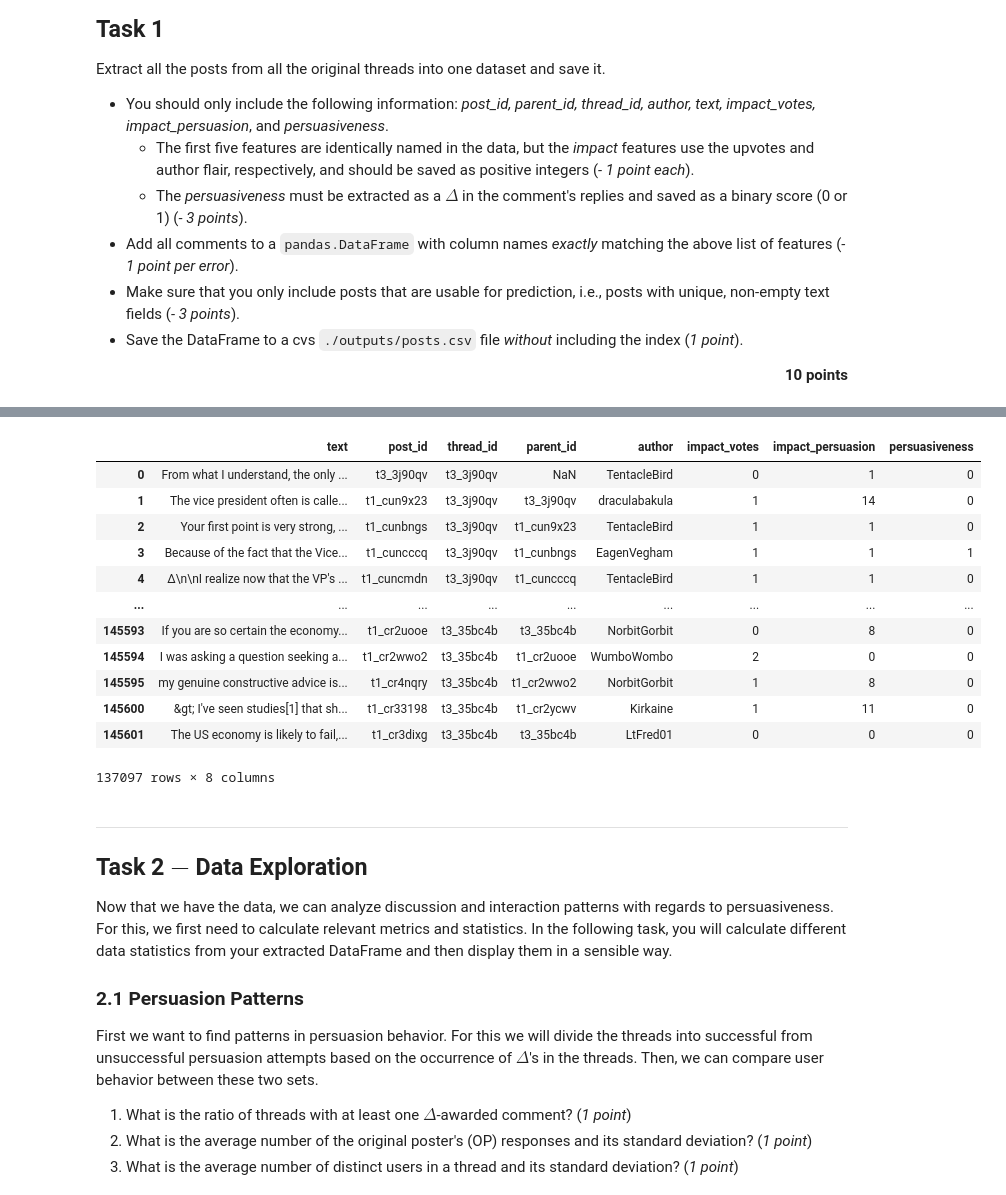
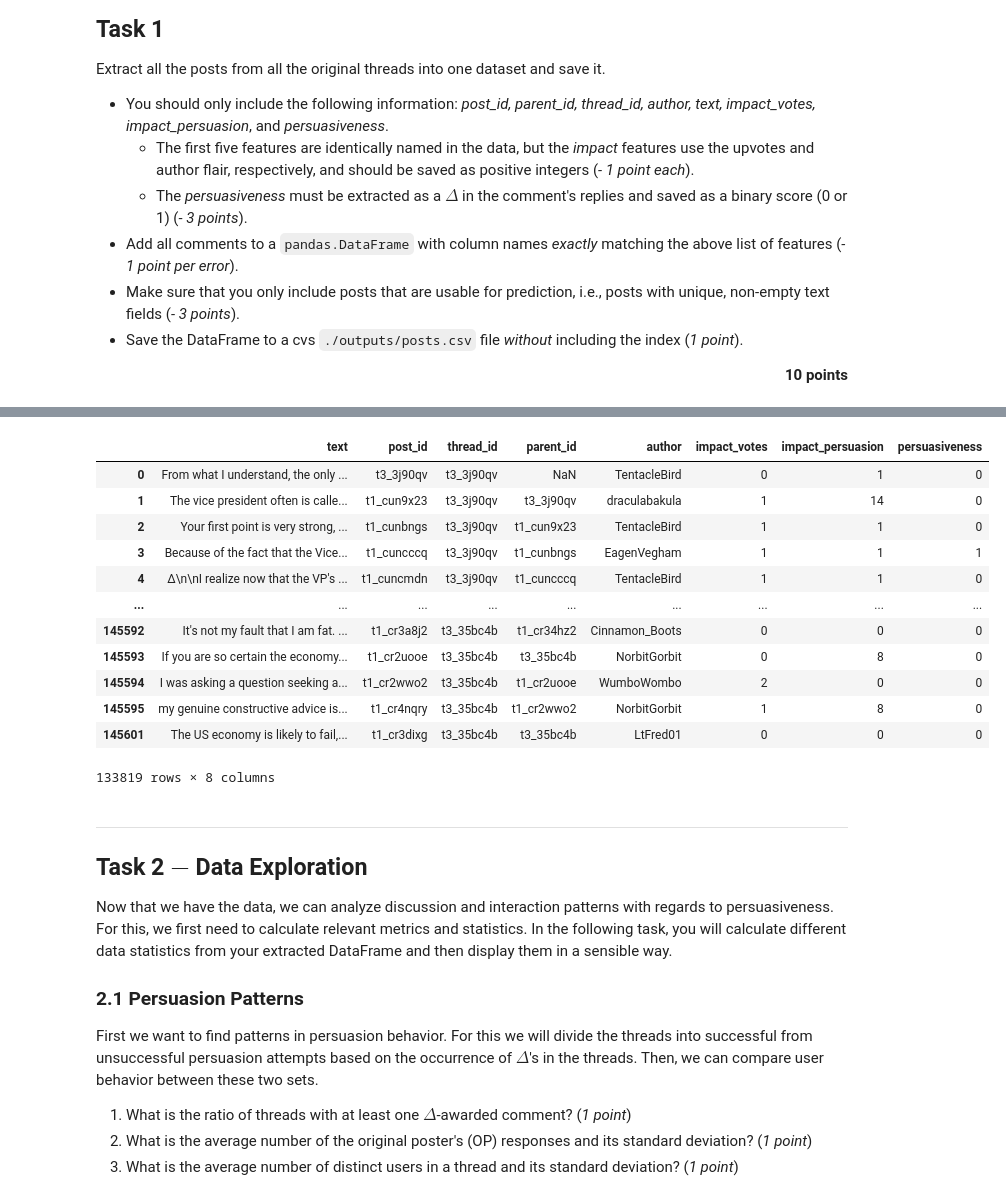
Before and after one commit to Ole-rgb/Lab-Argumentation-Technology, a Jupyter notebook: assignment-2.ipynb, the cells around one changed output, grey strips where cells are left out. Drawn from its saved outputs; the diff is of its cells as text; code cells hidden in the pictures.

```diff
--- a/assignment-2.ipynb
+++ b/assignment-2.ipynb
@@ -153,6 +158,10 @@ Extract all the posts from all the original threads into one dataset and save it
 
 <div style="text-align: right"><b>10 points</b></div>
 # %%
+'''
+Extract relevant comments from the data and transform it into a dataframe
+'''
+
 required_comment_keys = {
     "body",
     "id",
@@ -163,7 +172,6 @@ required_comment_keys = {
     "author_flair_text"
 }
 
-# TODO refactor to use the dataframe form the beginning
 all = []
 for d in data:
     post = {}
@@ -186,11 +194,10 @@ for d in data:
 
         # All DeltaBot comments represent a rewarded delta
         if c["author"] == "DeltaBot":
-            if c["parent_id"] in thread_map:
-                post_id = all[thread_map[c["parent_id"]]]["parent_id"]
-                all[thread_map[post_id]]["persuasiveness"] = 1
-                continue
-            raise ValueError(f"Warning: DeltaBot comment with id {c['id']} has parent_id {c['parent_id']} that is not in the thread map.")
+            grandparent_id = all[thread_map[c["parent_id"]]]["parent_id"]
+            if grandparent_id and grandparent_id != d["name"]:  # Ensure grandparent exists and is not the OP
+                all[thread_map[grandparent_id]]["persuasiveness"] = 1
+            continue
 
         comment = {}
         comment["text"] = c["body"]
@@ -216,3 +223,19 @@ df.loc[df["author"] == "[deleted]", "author"] = None
 
 # remove dangling comments as they cannot be properly contextualized
 df = df[df["parent_id"].isin(df["post_id"]) | df["parent_id"].isna()]
+
+# only include threads that have an original post (OP)
+threads_with_op = set(df[(df['thread_id'] == df['post_id']) & df['parent_id'].isna()]['thread_id'])
+df = df[df['thread_id'].isin(threads_with_op)]
+
+
+# Iteratively remove dangling comments until the dataframe stabilizes
+while True:
+    mask = df["parent_id"].isin(df["post_id"]) | df["parent_id"].isna()
+    filtered = df[mask]
+    if len(filtered) == len(df):
+        break  # No more rows were removed
+    df = filtered
+
+if DEBUG:
+    df
@@ -249,4 +242,8 @@ df
 # %%
+'''
+Transform columns to correct types
+'''
+
 df["text"] = df["text"].astype(str)
 df["post_id"] = df["post_id"].astype(str)
 df["thread_id"] = df["thread_id"].astype(str)
@@ -265,22 +262,26 @@ df["impact_persuasion"] = df["impact_persuasion"].replace("nan", 0).astype(int)
 # convert persuasiveness to int
 df["persuasiveness"] = df["persuasiveness"].astype(int)
 
-
-df
+if DEBUG:
+    df
-# %% [output]
-|  | text | post_id | thread_id | parent_id | author | impact_votes | impact_persuasion | persuasiveness |
-| 0 | From what I understand, the only ... | t3_3j90qv | t3_3j90qv | NaN | TentacleBird | 0 | 1 | 0 |
-| 1 | The vice president often is calle... | t1_cun9x23 | t3_3j90qv | t3_3j90qv | draculabakula | 1 | 14 | 0 |
-| 2 | Your first point is very strong, ... | t1_cunbngs | t3_3j90qv | t1_cun9x23 | TentacleBird | 1 | 1 | 0 |
-| 3 | Because of the fact that the Vice... | t1_cuncccq | t3_3j90qv | t1_cunbngs | EagenVegham | 1 | 1 | 1 |
-| 4 | ∆\n\nI realize now that the VP's ... | t1_cuncmdn | t3_3j90qv | t1_cuncccq | TentacleBird | 1 | 1 | 0 |
-| ... | ... | ... | ... | ... | ... | ... | ... | ... |
-| 145593 | If you are so certain the economy... | t1_cr2uooe | t3_35bc4b | t3_35bc4b | NorbitGorbit | 0 | 8 | 0 |
-| 145594 | I was asking a question seeking a... | t1_cr2wwo2 | t3_35bc4b | t1_cr2uooe | WumboWombo | 2 | 0 | 0 |
-| 145595 | my genuine constructive advice is... | t1_cr4nqry | t3_35bc4b | t1_cr2wwo2 | NorbitGorbit | 1 | 8 | 0 |
-| 145600 | &gt; I've seen studies[1] that sh... | t1_cr33198 | t3_35bc4b | t1_cr2ycwv | Kirkaine | 1 | 11 | 0 |
-| 145601 | The US economy is likely to fail,... | t1_cr3dixg | t3_35bc4b | t3_35bc4b | LtFred01 | 0 | 0 | 0 |
-137097 rows × 8 columns
+# %%
+# Same dataframe to csv
+df.to_csv("./outputs/posts.csv", index=False)
+df
+# %% [output]
+|  | text | post_id | thread_id | parent_id | author | impact_votes | impact_persuasion | persuasiveness |
+| 0 | From what I understand, the only ... | t3_3j90qv | t3_3j90qv | NaN | TentacleBird | 0 | 1 | 0 |
+| 1 | The vice president often is calle... | t1_cun9x23 | t3_3j90qv | t3_3j90qv | draculabakula | 1 | 14 | 0 |
+| 2 | Your first point is very strong, ... | t1_cunbngs | t3_3j90qv | t1_cun9x23 | TentacleBird | 1 | 1 | 0 |
+| 3 | Because of the fact that the Vice... | t1_cuncccq | t3_3j90qv | t1_cunbngs | EagenVegham | 1 | 1 | 1 |
+| 4 | ∆\n\nI realize now that the VP's ... | t1_cuncmdn | t3_3j90qv | t1_cuncccq | TentacleBird | 1 | 1 | 0 |
+| ... | ... | ... | ... | ... | ... | ... | ... | ... |
+| 145592 | It's not my fault that I am fat. ... | t1_cr3a8j2 | t3_35bc4b | t1_cr34hz2 | Cinnamon_Boots | 0 | 0 | 0 |
+| 145593 | If you are so certain the economy... | t1_cr2uooe | t3_35bc4b | t3_35bc4b | NorbitGorbit | 0 | 8 | 0 |
+| 145594 | I was asking a question seeking a... | t1_cr2wwo2 | t3_35bc4b | t1_cr2uooe | WumboWombo | 2 | 0 | 0 |
+| 145595 | my genuine constructive advice is... | t1_cr4nqry | t3_35bc4b | t1_cr2wwo2 | NorbitGorbit | 1 | 8 | 0 |
+| 145601 | The US economy is likely to fail,... | t1_cr3dixg | t3_35bc4b | t3_35bc4b | LtFred01 | 0 | 0 | 0 |
+133819 rows × 8 columns
 # %% [markdown]
 ---
 
```
Also changed, not shown: parts of 14 cells of this notebook.
